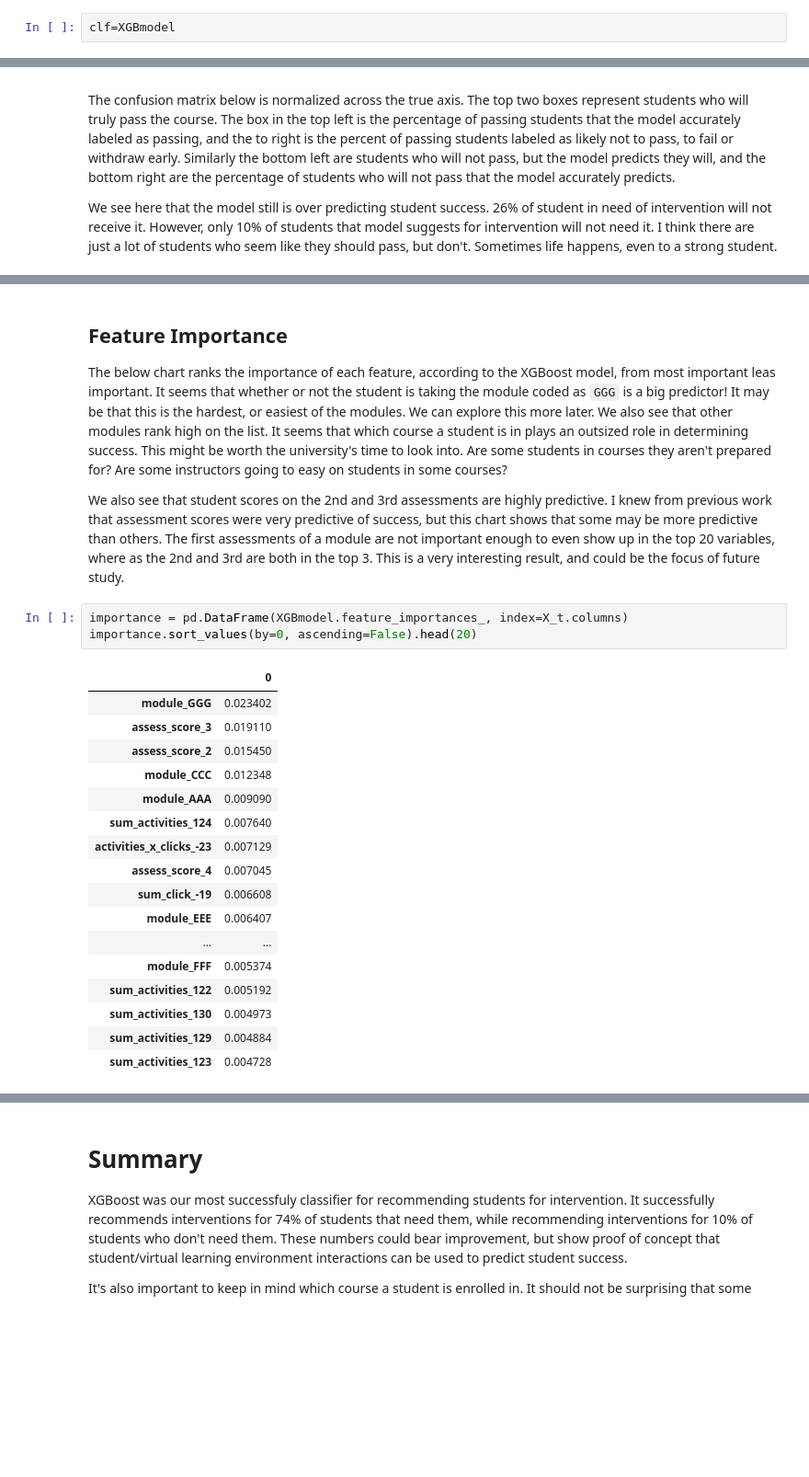
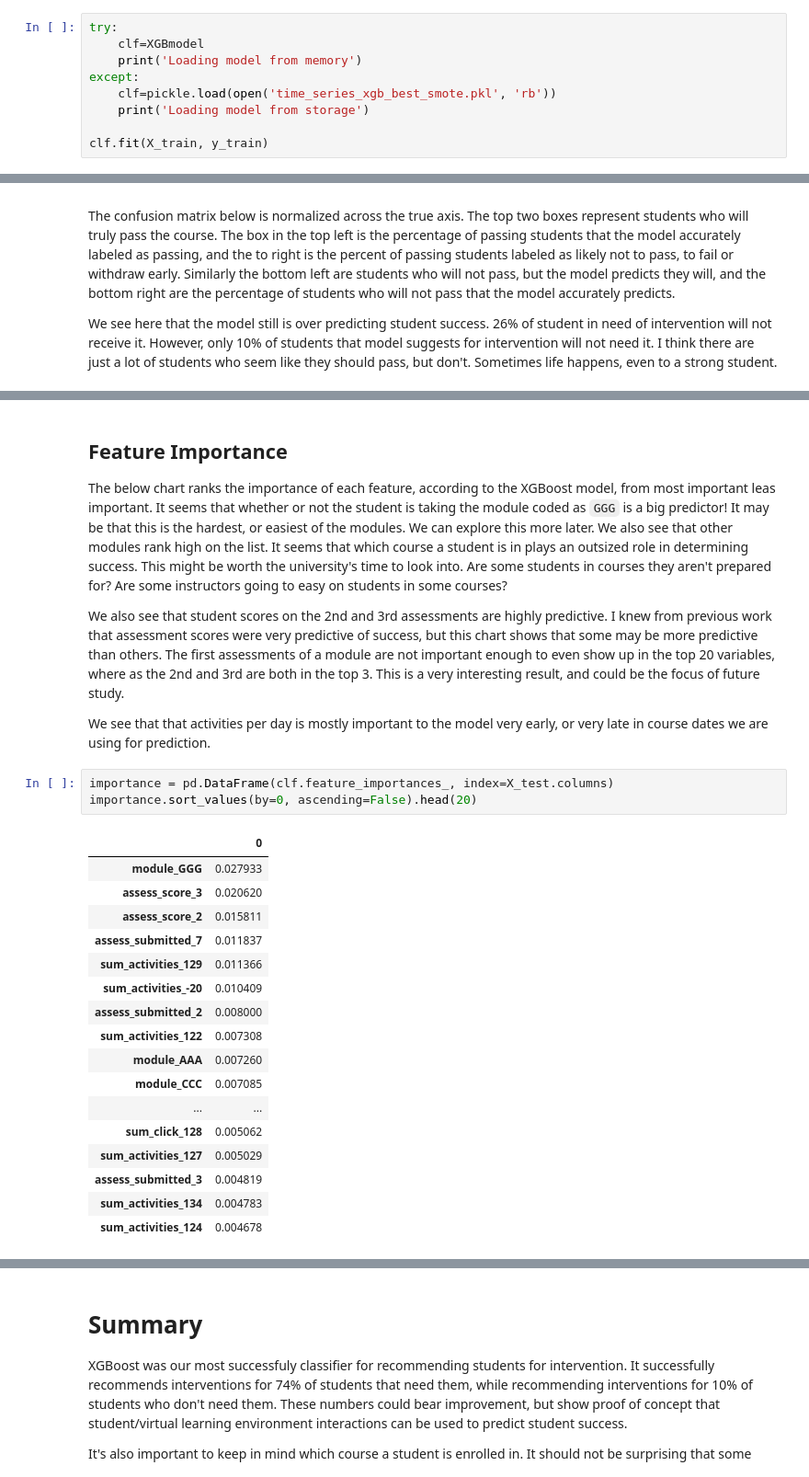
Before and after one commit to Caellwyn/ou_student_predictions, a Jupyter notebook: notebooks/shallow_timeseries_models_smoting.ipynb, the cells around one changed output, grey strips where cells are left out. Shown at 92% size. Saved outputs shown, nothing was run; the diff lists cells and outputs as text; blank space fills up the shorter version.

```diff
--- a/notebooks/shallow_timeseries_models_smoting.ipynb
+++ b/notebooks/shallow_timeseries_models_smoting.ipynb
@@ -325,2 +309,9 @@ Name: features, dtype: object
 # %%
-clf=XGBmodel
+try:
+    clf=XGBmodel
+    print('Loading model from memory')
+except:
+    clf=pickle.load(open('time_series_xgb_best_smote.pkl', 'rb'))
+    print('Loading model from storage')
+
+clf.fit(X_train, y_train)
@@ -406,25 +419,27 @@ heatmap(confusion, annot=True, cmap='Greens')
 The below chart ranks the importance of each feature, according to the XGBoost model, from most important leas important.  It seems that whether or not the student is taking the module coded as `GGG` is a big predictor!  It may be that this is the hardest, or easiest of the modules.  We can explore this more later.  We also see that other modules rank high on the list.  It seems that which course a student is in plays an outsized role in determining success.  This might be worth the university's time to look into.  Are some students in courses they aren't prepared for?  Are some instructors going to easy on students in some courses?
 
 We also see that student scores on the 2nd and 3rd assessments are highly predictive.  I knew from previous work that assessment scores were very predictive of success, but this chart shows that some may be more predictive than others.  The first assessments of a module are not important enough to even show up in the top 20 variables, where as the 2nd and 3rd are both in the top 3.  This is a very interesting result, and could be the focus of future study.
+
+We see that that activities per day is mostly important to the model very early, or very late in course dates we are using for prediction.
 # %%
-importance = pd.DataFrame(XGBmodel.feature_importances_, index=X_t.columns)
+importance = pd.DataFrame(clf.feature_importances_, index=X_test.columns)
 importance.sort_values(by=0, ascending=False).head(20)
 # %% [output]
 |  | 0 |
-| module_GGG | 0.023402 |
-| assess_score_3 | 0.019110 |
-| assess_score_2 | 0.015450 |
-| module_CCC | 0.012348 |
-| module_AAA | 0.009090 |
-| sum_activities_124 | 0.007640 |
-| activities_x_clicks_-23 | 0.007129 |
-| assess_score_4 | 0.007045 |
-| sum_click_-19 | 0.006608 |
-| module_EEE | 0.006407 |
+| module_GGG | 0.027933 |
+| assess_score_3 | 0.020620 |
+| assess_score_2 | 0.015811 |
+| assess_submitted_7 | 0.011837 |
+| sum_activities_129 | 0.011366 |
+| sum_activities_-20 | 0.010409 |
+| assess_submitted_2 | 0.008000 |
+| sum_activities_122 | 0.007308 |
+| module_AAA | 0.007260 |
+| module_CCC | 0.007085 |
 | ... | ... |
-| module_FFF | 0.005374 |
-| sum_activities_122 | 0.005192 |
-| sum_activities_130 | 0.004973 |
-| sum_activities_129 | 0.004884 |
-| sum_activities_123 | 0.004728 |
+| sum_click_128 | 0.005062 |
+| sum_activities_127 | 0.005029 |
+| assess_submitted_3 | 0.004819 |
+| sum_activities_134 | 0.004783 |
+| sum_activities_124 | 0.004678 |
 # %% [markdown]
```
Also changed, not shown: parts of 16 cells of this notebook, 1 other file.
